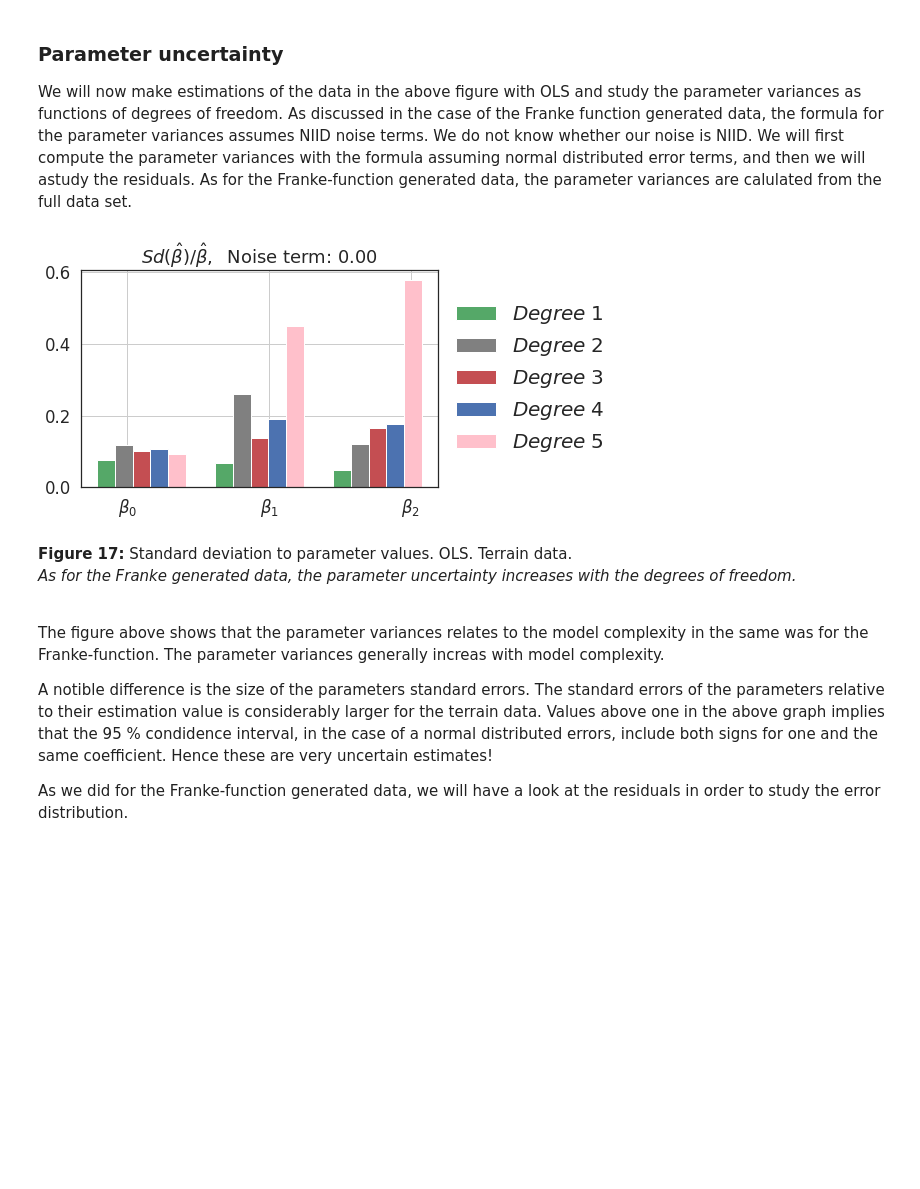
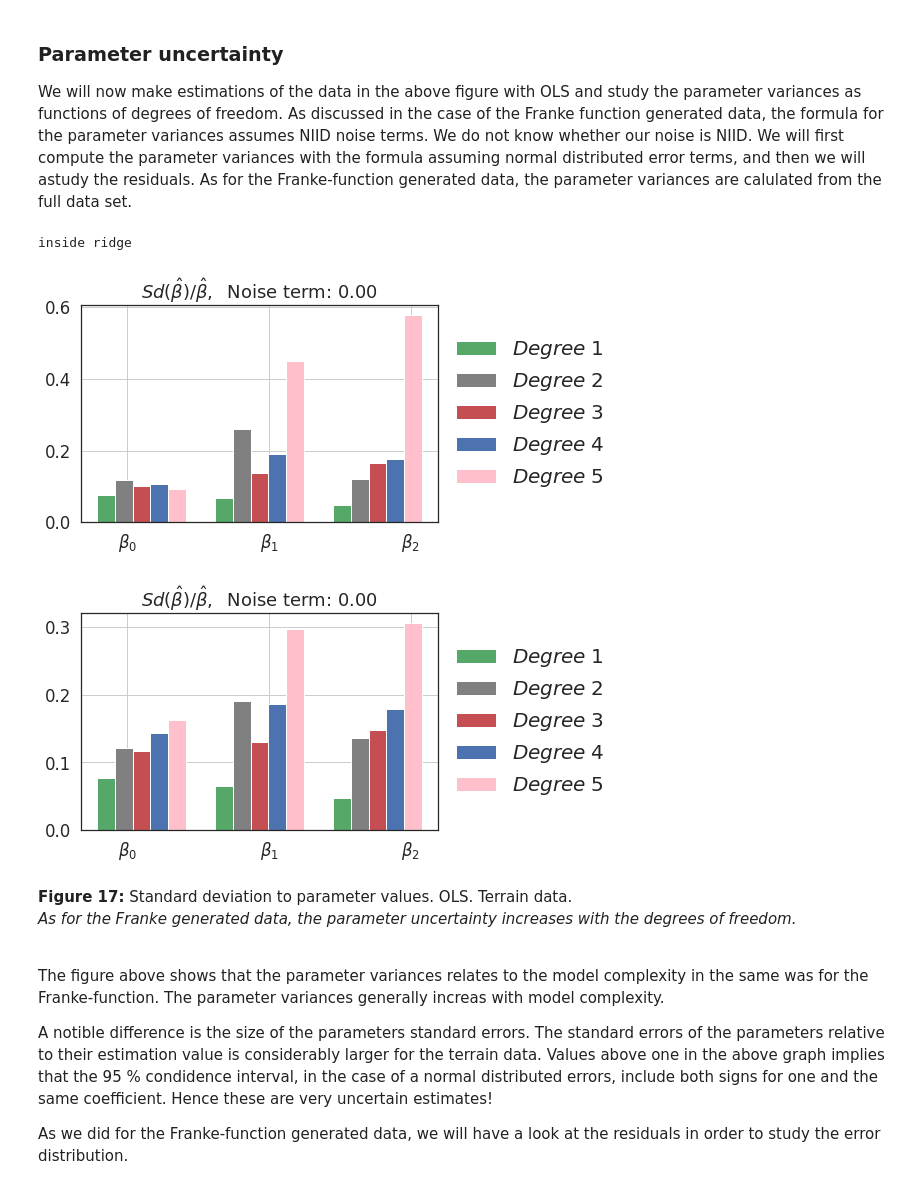
Before and after one commit to kaaja/ADAML, a Jupyter notebook: m1/m1Class.ipynb, the cells around one changed output. Drawn from its saved outputs; the diff is of its cells as text; code cells hidden in the pictures; blank space fills up the shorter version.

Commit message:
var(Beta) ridge

```diff
--- a/m1/m1Class.ipynb
+++ b/m1/m1Class.ipynb
@@ -351,16 +351,20 @@ We will now make estimations of the data in the above figure with OLS and study
 # %%
 num_rows, num_cols = terrainPatchTrain.shape#terrainFull_patch.shape#terrain1_patch.shape
 rows = np.arange(num_rows)
 cols = np.arange(num_cols)
 [xPlot,yPlot] = np.meshgrid(cols,rows)
 zPlot = terrainPatchTrain#terrain1_patch
 
 terrain = Problem(xPlot, yPlot, zPlot, trueFunction=FrankeFunction)
 terrain.lsKfold()
 
-terrain.varBetaFigures()
+models = 'ols', 'ridge'
+for model in models:
+    terrain.varBetaFigures(model=model)
 # %% [output]
+inside ridge
 [figure]
+[figure, added]
 # %% [markdown]
 __Figure 17:__ Standard deviation to parameter values. OLS. Terrain data. <br>
 _As for the Franke generated data, the parameter uncertainty increases with the degrees of freedom._ <br>
```
Also changed, not shown: 1 other file.
